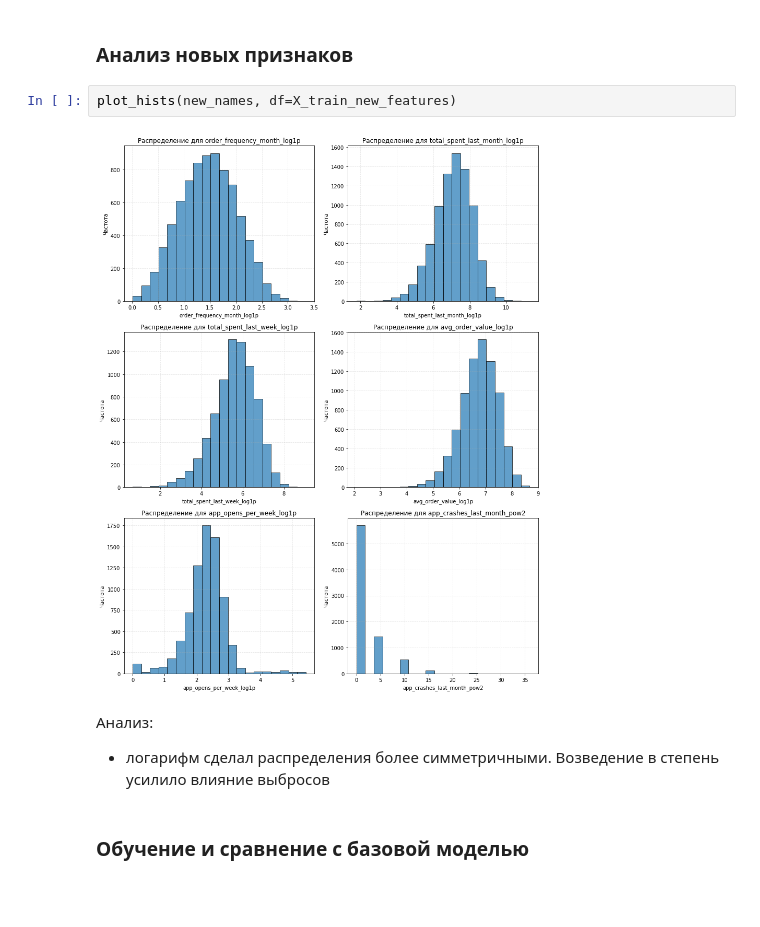
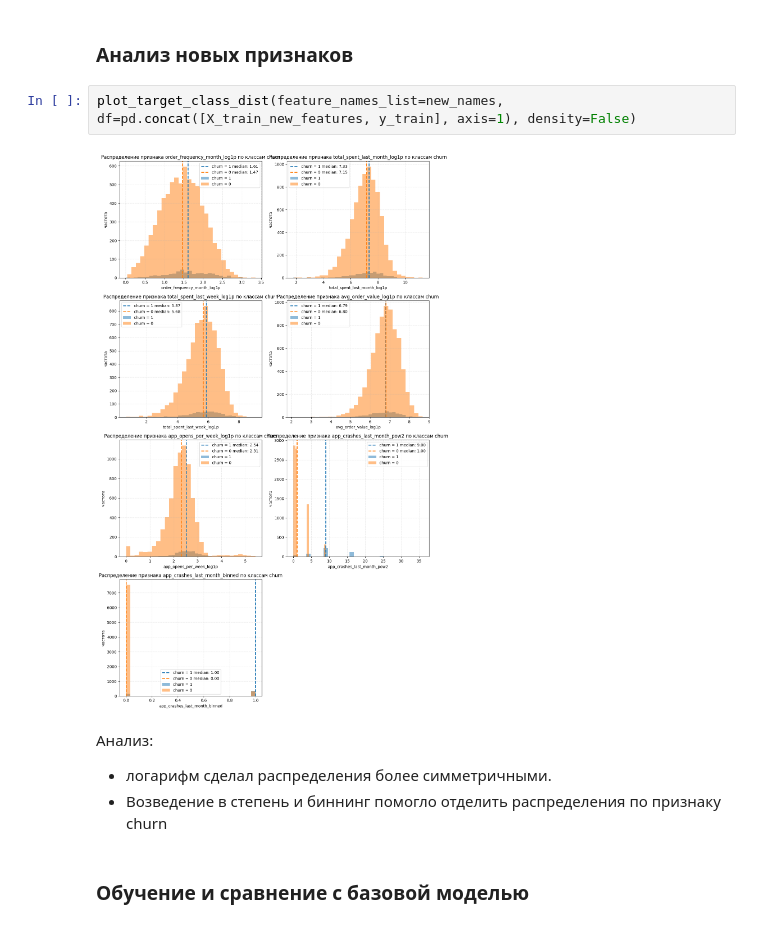
Before and after one commit to Plakhotniuk/practicum_ds, a Jupyter notebook: ml/log_regression/project.ipynb, the cells around one changed output. Cells and saved outputs as stored; diff of their text form; blank space fills up the shorter version.

```diff
--- a/ml/log_regression/project.ipynb
+++ b/ml/log_regression/project.ipynb
@@ -1340,12 +1374,13 @@ X_train_new_features.head()
 # %% [markdown]
 ### Анализ новых признаков
-# %%
-plot_hists(new_names, df=X_train_new_features)
-# %% [output]
-[figure, removed]
+# %%
+plot_target_class_dist(feature_names_list=new_names, df=pd.concat([X_train_new_features, y_train], axis=1), density=False)
+# %% [output]
+[figure, added]
 # %% [markdown]
 Анализ:
-- логарифм сделал распределения более симметричными. Возведение в степень усилило влияние выбросов
+- логарифм сделал распределения более симметричными.
+- Возведение в степень и биннинг помогло отделить распределения по признаку churn
 # %% [markdown]
 ### Обучение и сравнение с базовой моделью
 # %%
```
Also changed, not shown: parts of 12 cells of this notebook.
